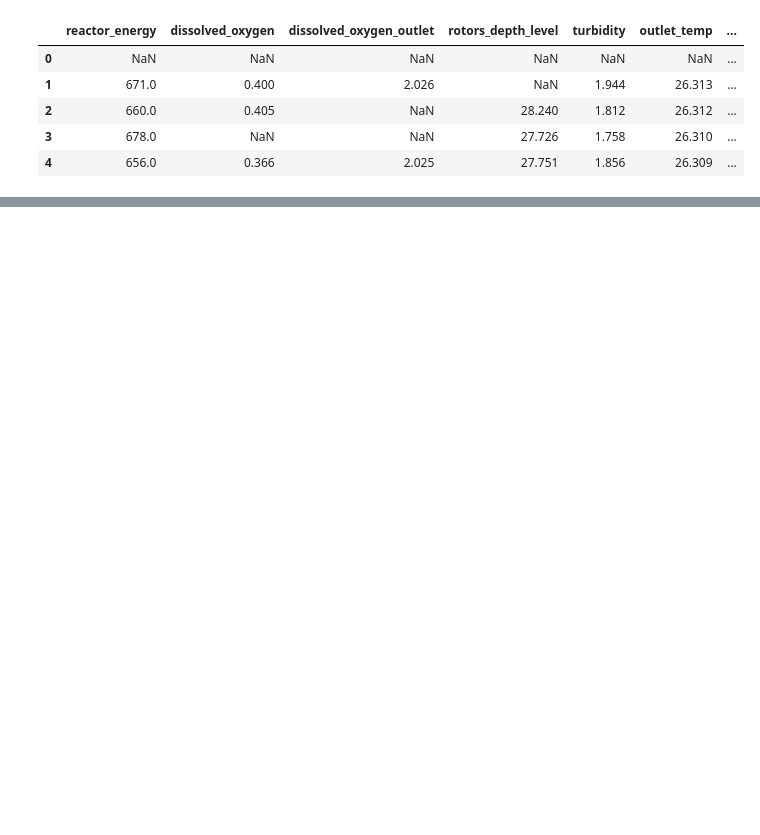
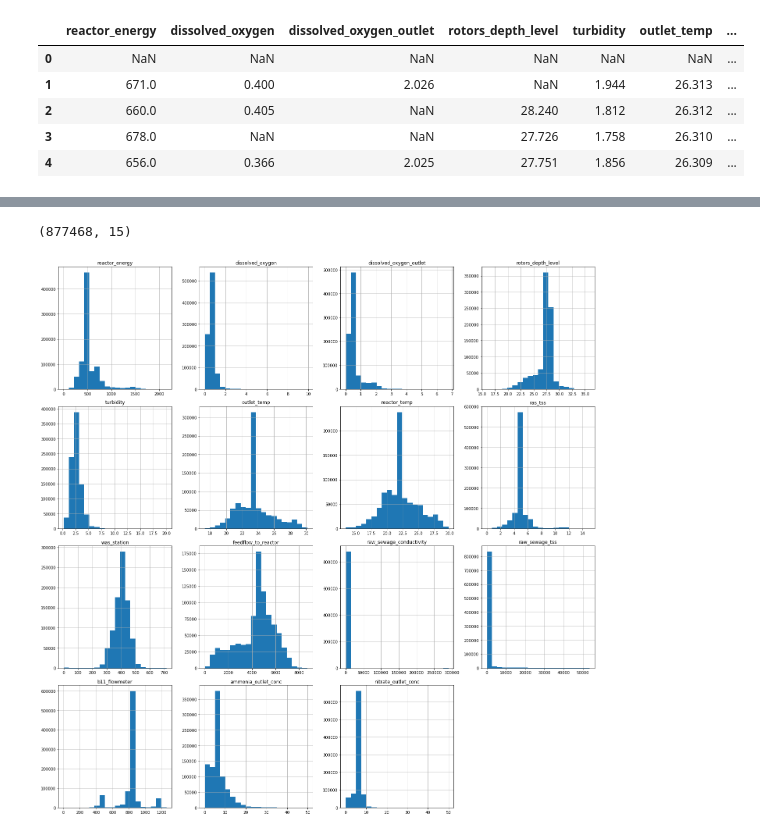
Before and after one commit to GKPSingh/WasteWaterTreatment, a Jupyter notebook: WWTP_Data_Wrangling.ipynb, the cells around one changed output, grey strips where cells are left out. Cells and saved outputs as stored; diff of their text form; code cells hidden in the pictures; blank space fills up the shorter version.

```diff
--- a/WWTP_Data_Wrangling.ipynb
+++ b/WWTP_Data_Wrangling.ipynb
@@ -196,0 +212,21 @@ df.describe()
+# %%
+# Removing the rows with values less than '0' in their respective columns and getting the description of the data
+df = df[(df[['reactor_energy']]>0).all(axis = 1)]
+df = df[(df[['dissolved_oxygen']]>0).all(axis = 1)]
+df = df[(df[['dissolved_oxygen_outlet']]>0).all(axis = 1)]
+df = df[(df[['rotors_depth_level']]>0).all(axis = 1)]
+df = df[(df[['turbidity']]>0).all(axis = 1)]
+df = df[(df[['outlet_temp']]>0).all(axis = 1)]
+df = df[(df[['reactor_temp']]>0).all(axis = 1)]
+df = df[(df[['ras_tss']]>0).all(axis = 1)]
+df = df[(df[['was_station']]>0).all(axis = 1)]
+df = df[(df[['feedflow_to_reactor']]>0).all(axis = 1)]
+df = df[(df[['raw_sewage_conductivity']]>0).all(axis = 1)]
+df = df[(df[['raw_sewage_tss']]>0).all(axis = 1)]
+df = df[(df[['b11_flowmeter']]>0).all(axis = 1)]
+df = df[(df[['ammonia_outlet_conc']]>0).all(axis = 1)]
+df = df[(df[['nitrate_outlet_conc']]>0).all(axis = 1)]
+
+
+
+df.describe()
@@ -196,0 +243,11 @@ df.describe()
+# %%
+# Cheking the number of rows and number of columns in the dataset after dropping negative values
+df.shape
+# %% [output]
+(877468, 15)
+# %%
+# Plotting the histogram plot for all numeric and boolean columns
+df.hist(figsize = (20, 20), bins = 20)
+plt.tight_layout()
+# %% [output]
+[figure, added]
```
Also changed, not shown: parts of 16 cells of this notebook.
